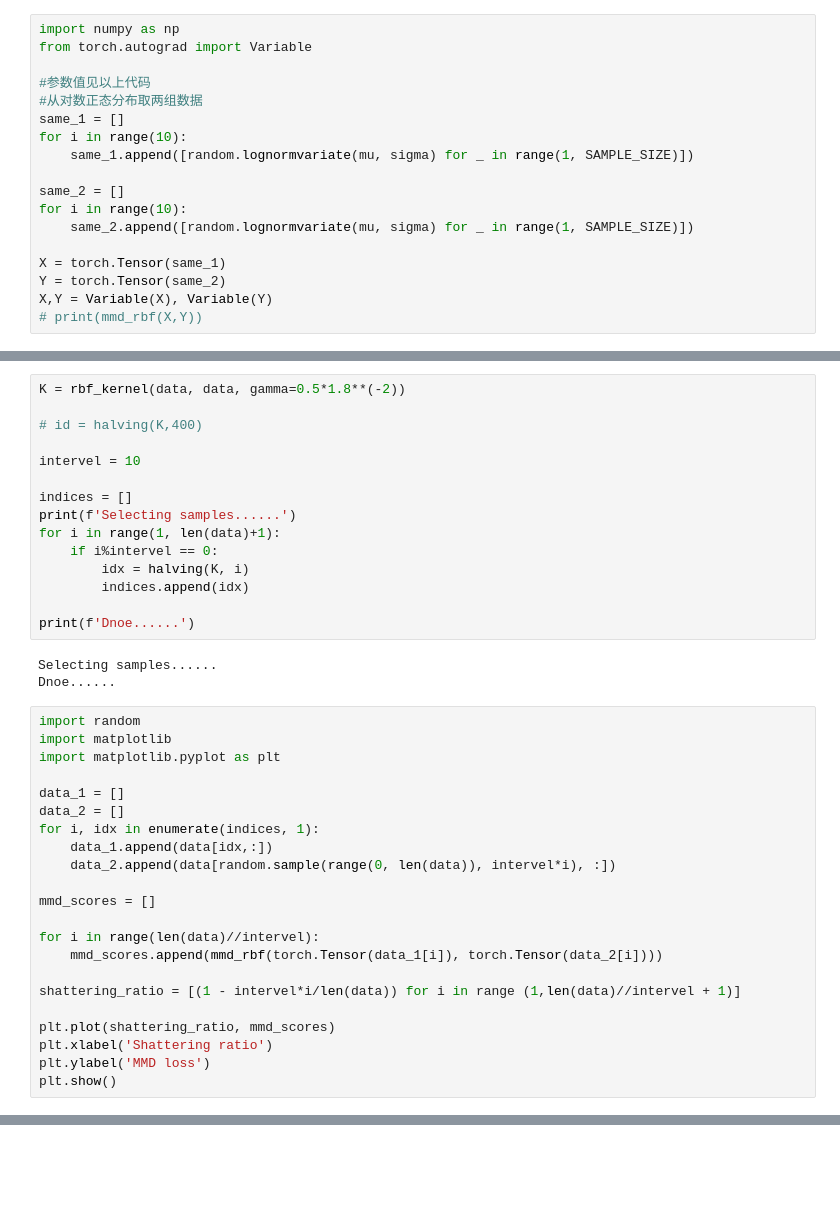
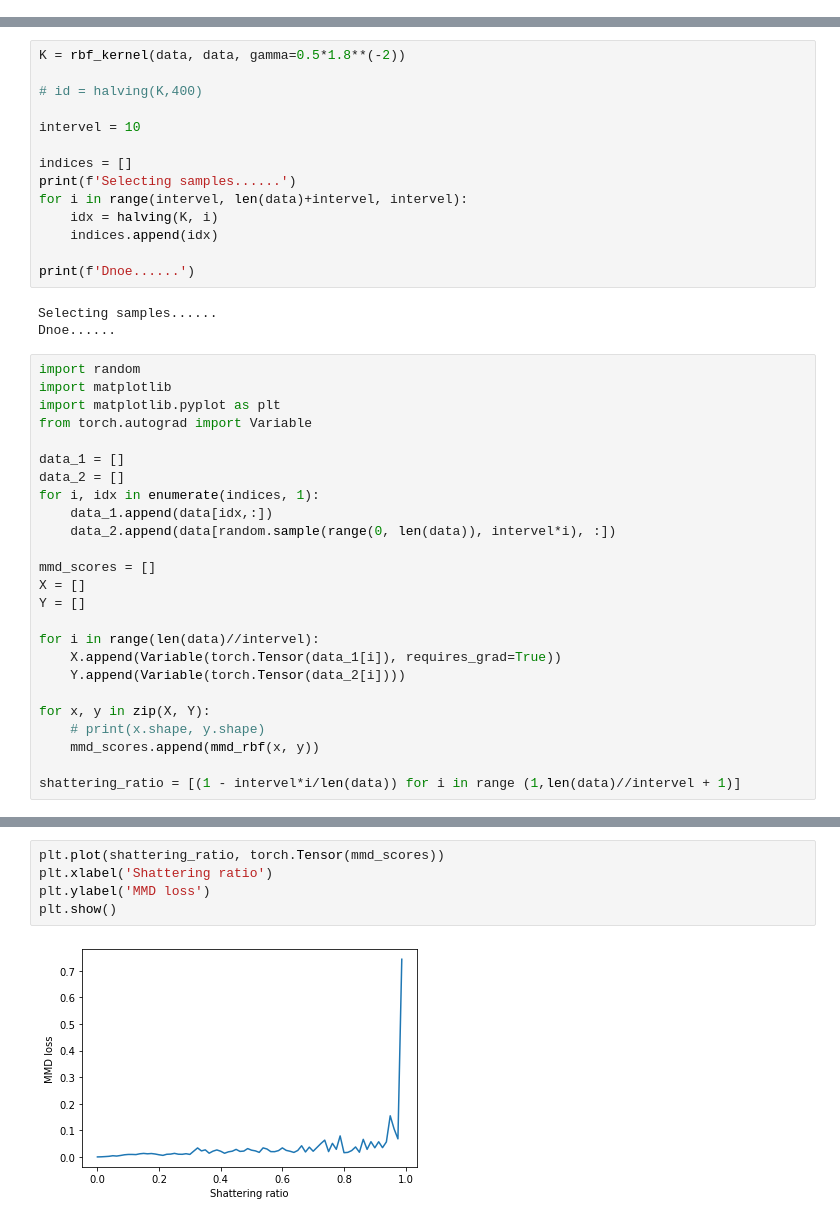
Before and after one commit to carmelocs/Shattering-Distribution-for-Active-Learning, a Jupyter notebook: python/mmd.ipynb, the cells around one changed output, grey strips where cells are left out. Drawn from its saved outputs; the diff is of its cells as text; blank space fills up the shorter version.

```diff
--- a/python/mmd.ipynb
+++ b/python/mmd.ipynb
@@ -116,21 +64,3 @@ tensor(6.1803)
-# %%
-import numpy as np
-from torch.autograd import Variable
-
-#参数值见以上代码
-#从对数正态分布取两组数据
-same_1 = []
-for i in range(10):
-    same_1.append([random.lognormvariate(mu, sigma) for _ in range(1, SAMPLE_SIZE)])
-
-same_2 = []
-for i in range(10):
-    same_2.append([random.lognormvariate(mu, sigma) for _ in range(1, SAMPLE_SIZE)])
-
-X = torch.Tensor(same_1)
-Y = torch.Tensor(same_2)
-X,Y = Variable(X), Variable(Y)
-# print(mmd_rbf(X,Y))
 # %%
 import numpy as np
 import scipy.io
@@ -204,10 +134,9 @@ intervel = 10
 
 indices = []
 print(f'Selecting samples......')
-for i in range(1, len(data)+1):
-    if i%intervel == 0:
-        idx = halving(K, i)
-        indices.append(idx)
+for i in range(intervel, len(data)+intervel, intervel):
+    idx = halving(K, i)
+    indices.append(idx)
 
 print(f'Dnoe......')
 # %% [output]
@@ -217,6 +146,7 @@ Dnoe......
 import random
 import matplotlib
 import matplotlib.pyplot as plt
+from torch.autograd import Variable
 
 data_1 = []
 data_2 = []
@@ -225,14 +155,16 @@ for i, idx in enumerate(indices, 1):
     data_2.append(data[random.sample(range(0, len(data)), intervel*i), :])
 
 mmd_scores = []
+X = []
+Y = []
 
 for i in range(len(data)//intervel):
-    mmd_scores.append(mmd_rbf(torch.Tensor(data_1[i]), torch.Tensor(data_2[i])))
+    X.append(Variable(torch.Tensor(data_1[i]), requires_grad=True))
+    Y.append(Variable(torch.Tensor(data_2[i])))
+
+for x, y in zip(X, Y):
+    # print(x.shape, y.shape)
+    mmd_scores.append(mmd_rbf(x, y))
 
 shattering_ratio = [(1 - intervel*i/len(data)) for i in range (1,len(data)//intervel + 1)]
-
-plt.plot(shattering_ratio, mmd_scores)
-plt.xlabel('Shattering ratio')
-plt.ylabel('MMD loss')
-plt.show()
 # %% [output]
@@ -239,0 +188,7 @@ plt.show()
+# %%
+plt.plot(shattering_ratio, torch.Tensor(mmd_scores))
+plt.xlabel('Shattering ratio')
+plt.ylabel('MMD loss')
+plt.show()
+# %% [output]
+[figure, added]
```
Also changed, not shown: parts of 12 cells of this notebook.
